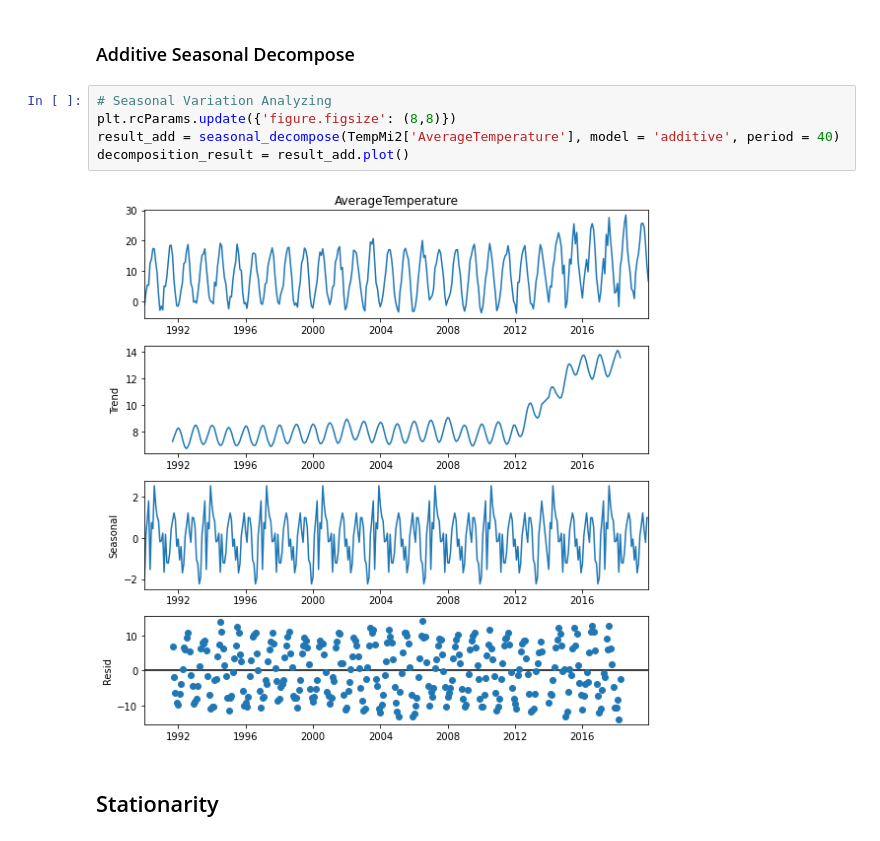
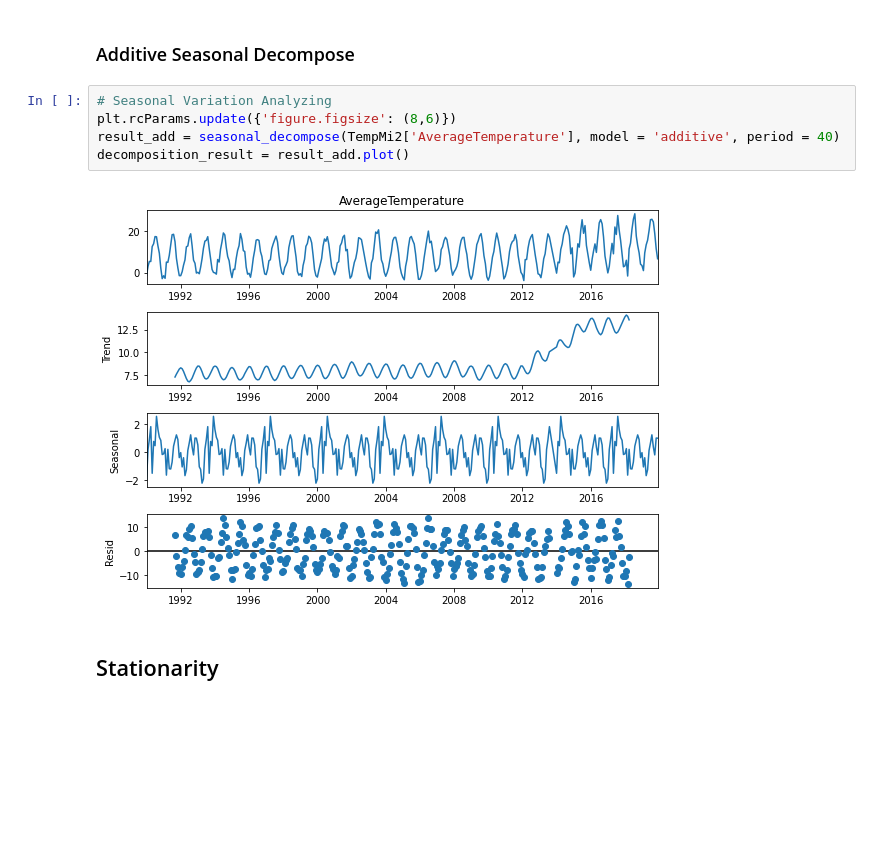
Before and after one commit to DaddCagnez/Data-Science-3, a Jupyter notebook: Time Series Milano.ipynb, the cells around one changed output. Saved outputs shown, nothing was run; the diff lists cells and outputs as text; blank space fills up the shorter version.

```diff
--- a/Time Series Milano.ipynb
+++ b/Time Series Milano.ipynb
@@ -179,11 +179,11 @@ Seasonality in time-series data refers to a pattern that occurs at a regular int
 ### Additive Seasonal Decompose
 # %%
 # Seasonal Variation Analyzing
-plt.rcParams.update({'figure.figsize': (8,8)})
+plt.rcParams.update({'figure.figsize': (8,6)})
 result_add = seasonal_decompose(TempMi2['AverageTemperature'], model = 'additive', period = 40)
 decomposition_result = result_add.plot()
 # %% [output]
-[figure, old version]
+[figure, new version]
 # %% [markdown]
 ## Stationarity
 # %% [markdown]
```
Also changed, not shown: parts of 21 cells of this notebook, 2 other files.
